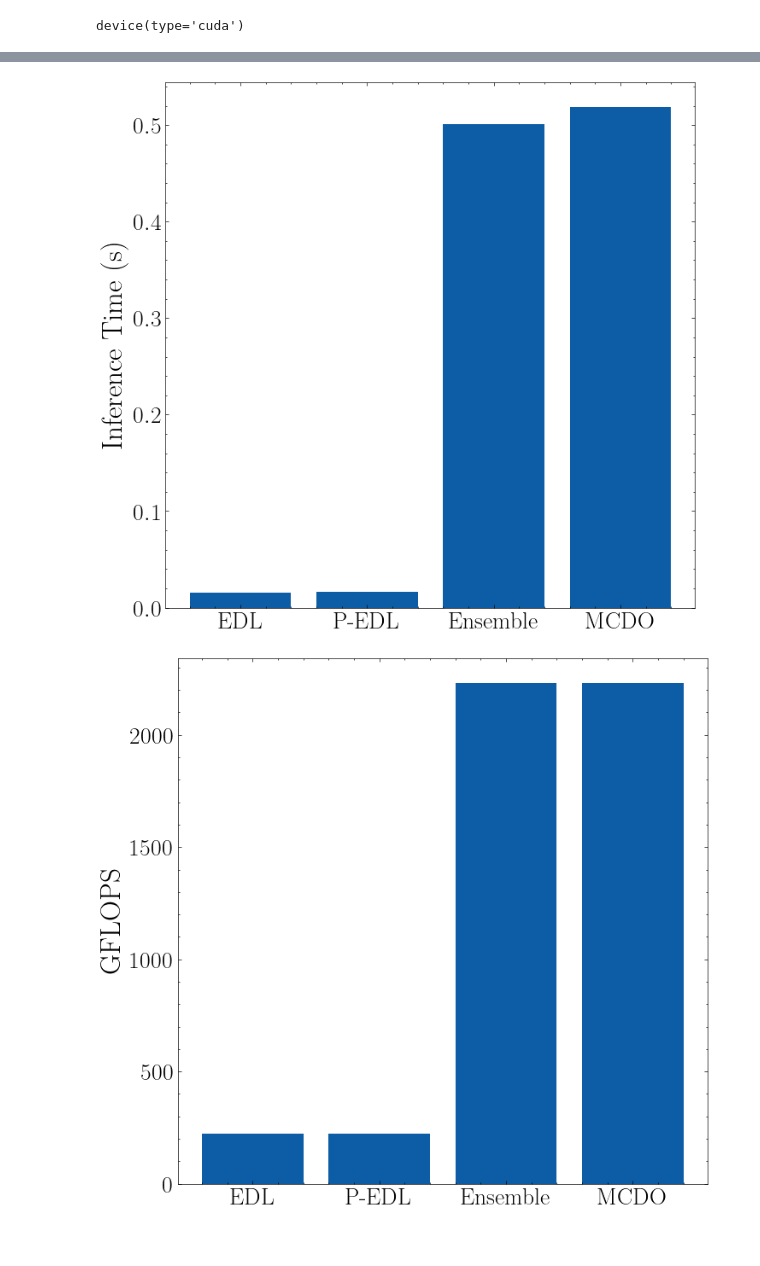
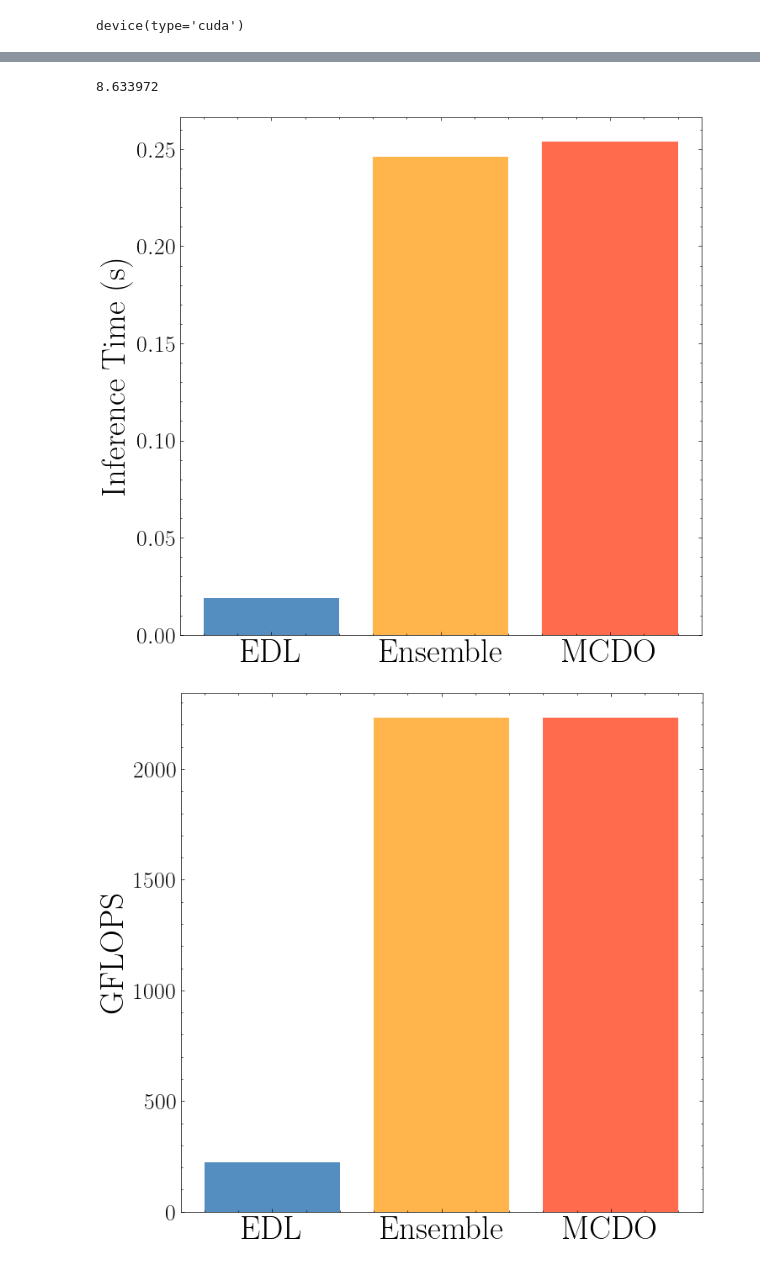
Before and after one commit to SULI24/edl-stormcast, a Jupyter notebook: notebooks/ComparativePlotter.ipynb, the cells around one changed output, grey strips where cells are left out. Saved outputs shown, nothing was run; the diff lists cells and outputs as text; code cells hidden in the pictures.

```diff
--- a/notebooks/ComparativePlotter.ipynb
+++ b/notebooks/ComparativePlotter.ipynb
@@ -109,7 +90,7 @@ for label, modelname in model_names.items():
 
             pl_module = SEVIRPLModule.load_from_checkpoint(curr_ckpt[i], total_num_steps=total_num_steps, save_dir=modelname[i], oc_file=oc_files[i])
             pl_module.eval()
-            models.append(pl_module.torch_nn_module)
+            models.append(pl_module.torch_nn_module.to(device))
 
     else:
         ckpts = glob.glob(checkpoints + '*.ckpt')
@@ -129,7 +110,7 @@ for label, modelname in model_names.items():
             pl_module.train()
         else:
             pl_module.eval()
-        model = pl_module.torch_nn_module
+        model = pl_module.torch_nn_module.to(device)
 
     test_loader = dm.test_dataloader()
 
@@ -229,22 +210,32 @@ earthformer_drop_0.5
+# %%
+time_all.pop("P-EDL")
+flop_all.pop("P-EDL")
+size_all.pop("P-EDL")
+# %% [output]
+8.633972
+# %%
+plt.style.use(['science'])
+# %%
+colors = ['#0C5DA5', '#FF9500', '#FF2C00']
 # %%
 plt.figure(figsize=(8,8))
-plt.bar(time_all.keys(), time_all.values())
-plt.xticks(fontsize=20)
+plt.bar(time_all.keys(), time_all.values(), color=colors, alpha=0.7)
+plt.xticks(fontsize=28)
 plt.yticks(fontsize=20)
-plt.ylabel("Inference Time (s)", fontsize=24)
+plt.ylabel("Inference Time (s)", fontsize=28)
 plt.savefig("figures/time.pdf", dpi=300)
 plt.show()
 # %% [output]
-[figure, old version]
+[figure, new version]
 # %%
 plt.figure(figsize=(8,8))
-plt.bar(flop_all.keys(), flop_all.values())
-plt.xticks(fontsize=20)
+plt.bar(flop_all.keys(), flop_all.values(), color=colors, alpha=0.7)
+plt.xticks(fontsize=28)
 plt.yticks(fontsize=20)
-plt.ylabel("GFLOPS", fontsize=24)
+plt.ylabel("GFLOPS", fontsize=28)
 plt.savefig("figures/flops.pdf", dpi=300)
 plt.show()
 # %% [output]
-[figure, old version]
+[figure, new version]
 # %%
 plt.figure(figsize=(8,8))
```
Also changed, not shown: parts of 11 cells of this notebook, 35 other files.
